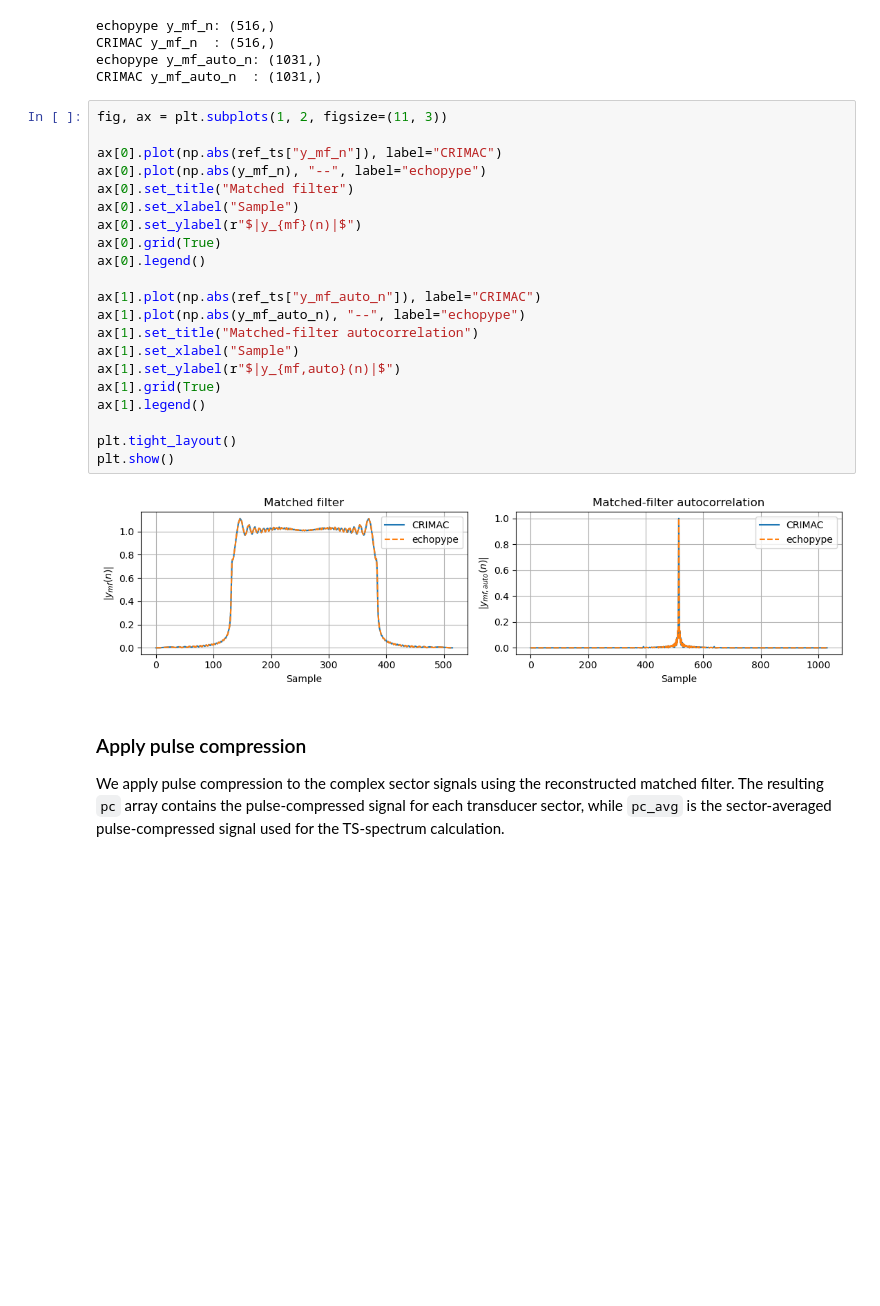
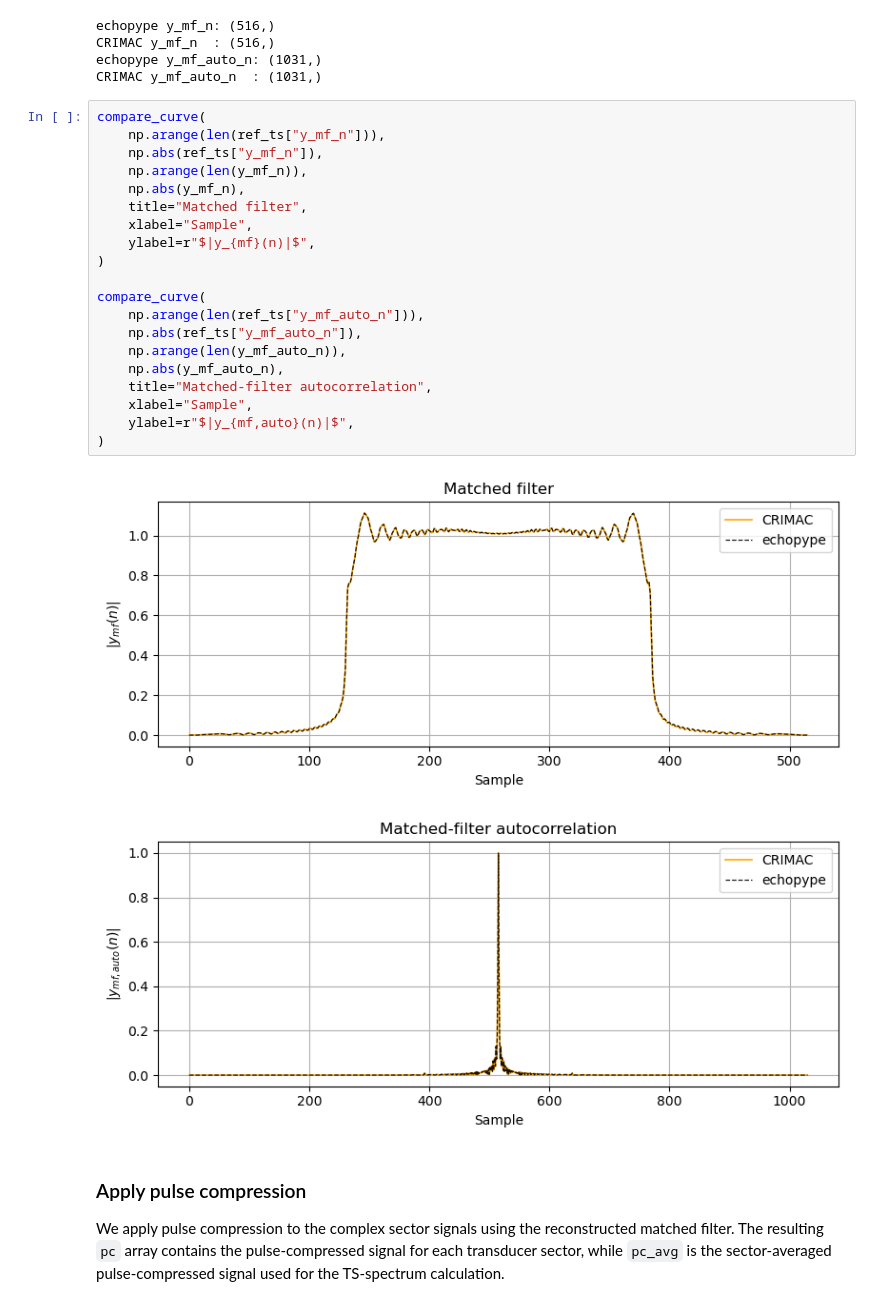
Before and after one commit to echostack-org/echopype-examples, a Jupyter notebook: notebooks/getting_started_FM_TS.ipynb, the cells around one changed output. Cells and saved outputs as stored; diff of their text form; blank space fills up the shorter version.

```diff
--- a/notebooks/getting_started_FM_TS.ipynb
+++ b/notebooks/getting_started_FM_TS.ipynb
@@ -234,28 +259,28 @@ CRIMAC y_mf_n  : (516,)
 echopype y_mf_auto_n: (1031,)
 CRIMAC y_mf_auto_n  : (1031,)
 # %%
-fig, ax = plt.subplots(1, 2, figsize=(11, 3))
+compare_curve(
+    np.arange(len(ref_ts["y_mf_n"])),
+    np.abs(ref_ts["y_mf_n"]),
+    np.arange(len(y_mf_n)),
+    np.abs(y_mf_n),
+    title="Matched filter",
+    xlabel="Sample",
+    ylabel=r"$|y_{mf}(n)|$",
+)
 
-ax[0].plot(np.abs(ref_ts["y_mf_n"]), label="CRIMAC")
-ax[0].plot(np.abs(y_mf_n), "--", label="echopype")
-ax[0].set_title("Matched filter")
-ax[0].set_xlabel("Sample")
-ax[0].set_ylabel(r"$|y_{mf}(n)|$")
-ax[0].grid(True)
-ax[0].legend()
-
-ax[1].plot(np.abs(ref_ts["y_mf_auto_n"]), label="CRIMAC")
-ax[1].plot(np.abs(y_mf_auto_n), "--", label="echopype")
-ax[1].set_title("Matched-filter autocorrelation")
-ax[1].set_xlabel("Sample")
-ax[1].set_ylabel(r"$|y_{mf,auto}(n)|$")
-ax[1].grid(True)
-ax[1].legend()
-
-plt.tight_layout()
-plt.show()
+compare_curve(
+    np.arange(len(ref_ts["y_mf_auto_n"])),
+    np.abs(ref_ts["y_mf_auto_n"]),
+    np.arange(len(y_mf_auto_n)),
+    np.abs(y_mf_auto_n),
+    title="Matched-filter autocorrelation",
+    xlabel="Sample",
+    ylabel=r"$|y_{mf,auto}(n)|$",
+)
 # %% [output]
-[figure, old version]
+[figure, new version]
+[figure, added]
 # %% [markdown]
 ### Apply pulse compression
 
```
Also changed, not shown: parts of 56 cells of this notebook.
